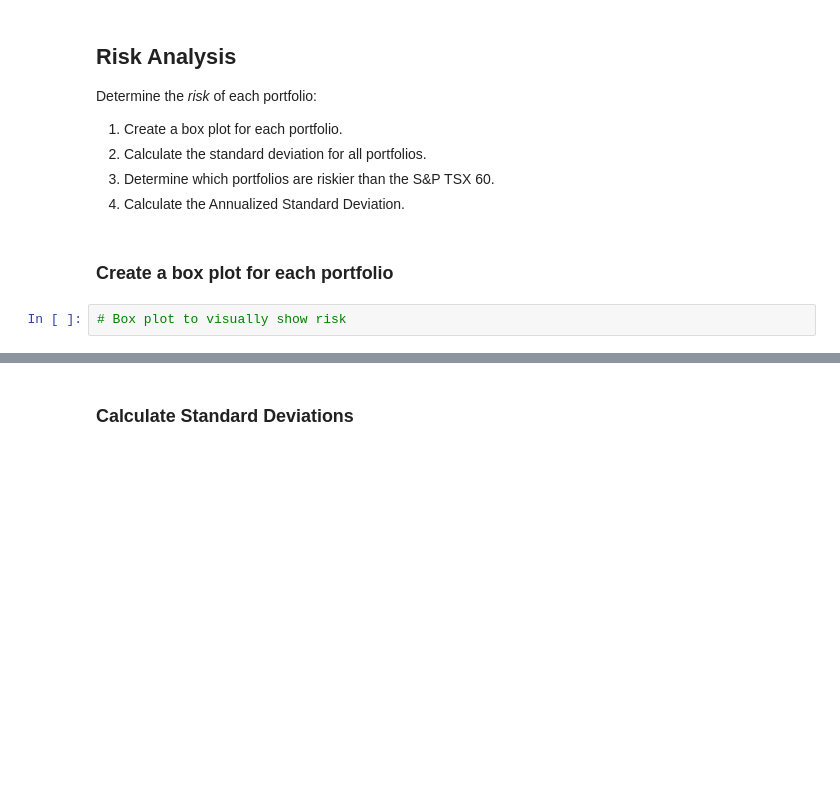
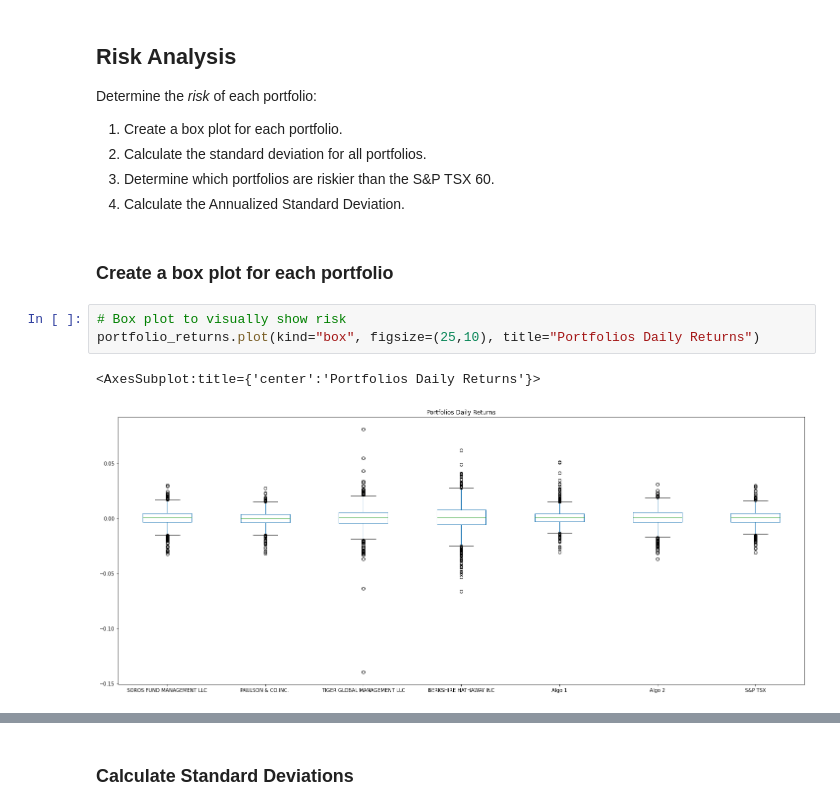
Before and after one commit to brilliantlyc/Portfolios_Analysis, a Jupyter notebook: whale_analysis.ipynb, the cells around one changed output, grey strips where cells are left out. Saved outputs shown, nothing was run; the diff lists cells and outputs as text; blank space fills up the shorter version.

```diff
--- a/whale_analysis.ipynb
+++ b/whale_analysis.ipynb
@@ -261,3 +274,7 @@ Determine the _risk_ of each portfolio:
 ### Create a box plot for each portfolio
 # %%
 # Box plot to visually show risk
+portfolio_returns.plot(kind="box", figsize=(25,10), title="Portfolios Daily Returns")
+# %% [output]
+<AxesSubplot:title={'center':'Portfolios Daily Returns'}>
+[figure, added]
```
Also changed, not shown: parts of 8 cells of this notebook.
